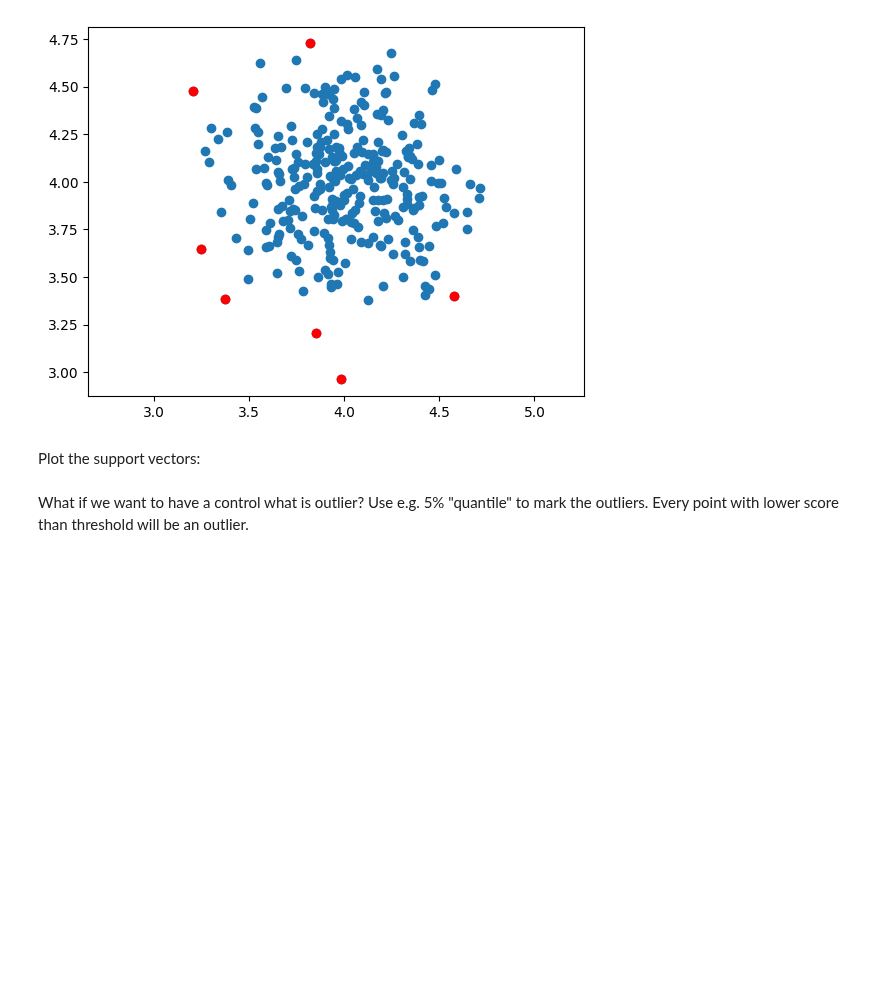
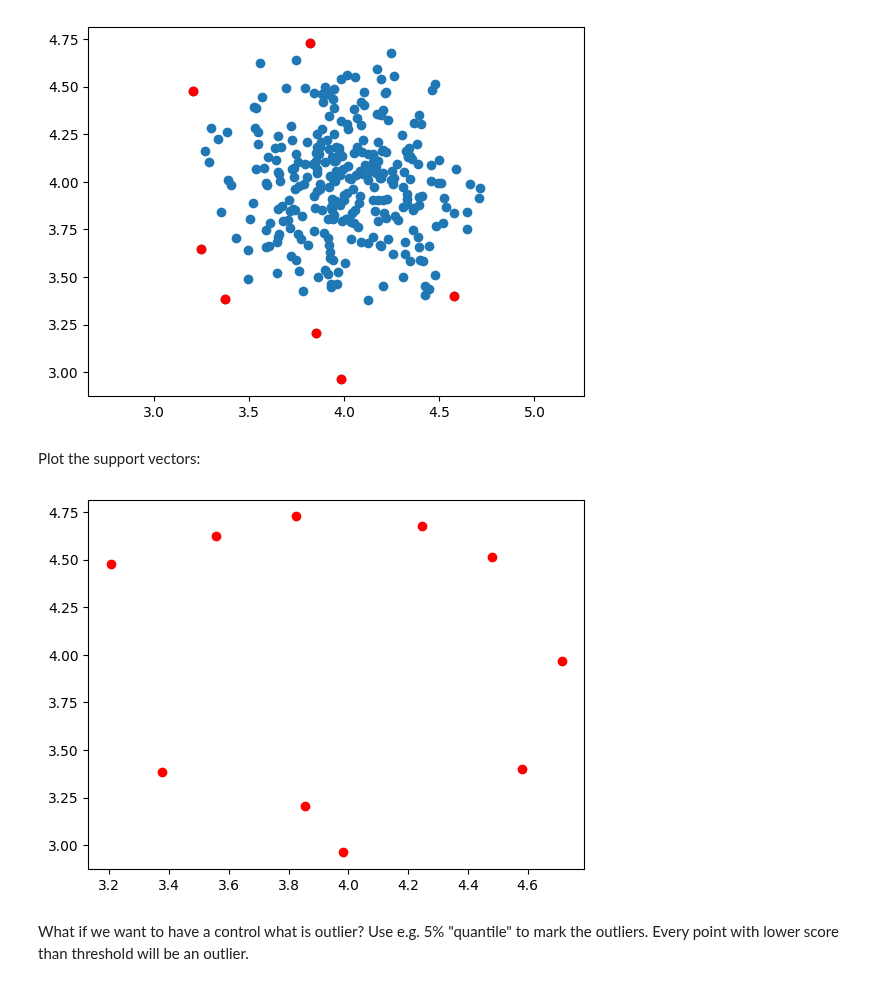
Before and after one commit to Dan5049/MPC-MLF, a Jupyter notebook: cv03/MPA_MLF_SVM_2students_comments.ipynb, the cells around one changed output. Drawn from its saved outputs; the diff is of its cells as text; code cells hidden in the pictures; blank space fills up the shorter version.

```diff
--- a/cv03/MPA_MLF_SVM_2students_comments.ipynb
+++ b/cv03/MPA_MLF_SVM_2students_comments.ipynb
@@ -151,6 +151,13 @@ plt.show()
 [figure]
 # %% [markdown]
 Plot the support vectors:
+# %%
+supvectors2=SVMmodelOne.support_vectors_
+plt.figure()
+plt.scatter(supvectors2[:,0],supvectors2[:,1],color='red')
+plt.show()
+# %% [output]
+[figure, added]
 # %% [markdown]
 What if we want to have a control what is outlier? Use e.g. 5% "quantile" to mark the outliers. Every point with lower score than threshold will be an outlier.
 # %%
```
Also changed, not shown: parts of 2 cells of this notebook.
